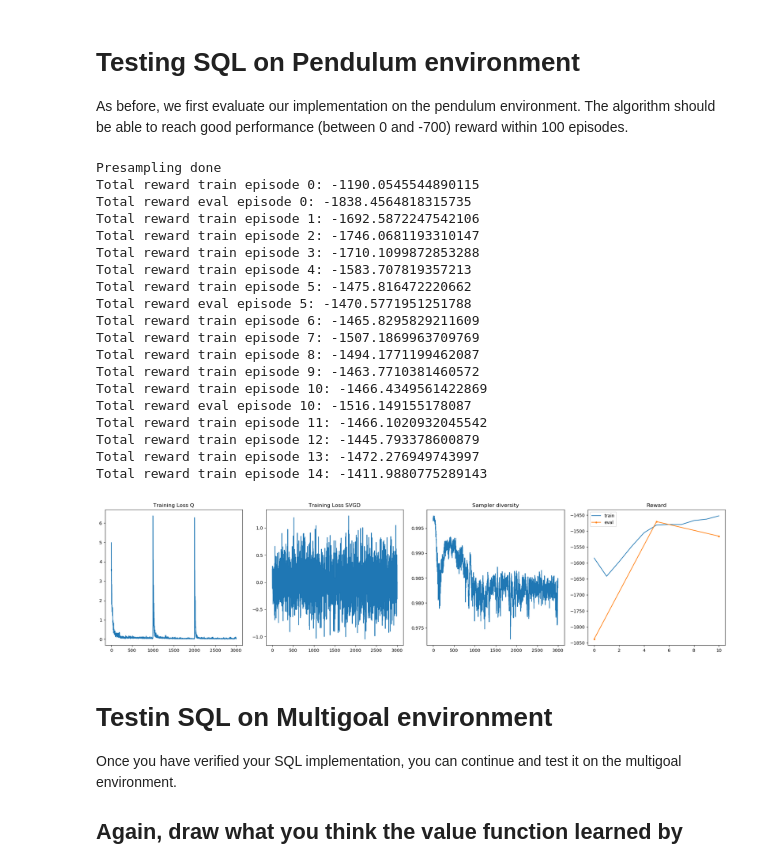
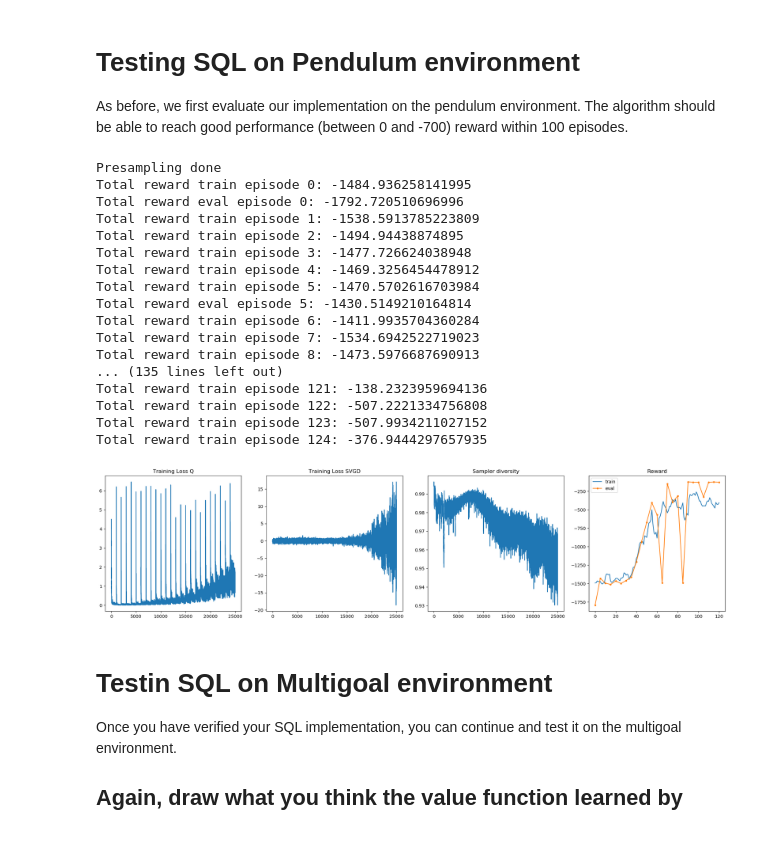
Before and after one commit to wmeijer221/wasp_rl_lab, a Jupyter notebook: Lab_programming.ipynb, the cells around one changed output. Saved outputs shown, nothing was run; the diff lists cells and outputs as text; code cells hidden in the pictures.

```diff
--- a/Lab_programming.ipynb
+++ b/Lab_programming.ipynb
@@ -842,28 +815,26 @@ def sql_algo(
 As before, we first evaluate our implementation on the pendulum environment. The algorithm should be able to reach good performance (between 0 and -700) reward within 100 episodes.
 # %%
 pendulum_env = gym.make("Pendulum-v1")
-sql_agent_pendulum = sql_algo(pendulum_env, reward_scale=10, n_particles=32, train_episodes=15)
+sql_agent_pendulum = sql_algo(pendulum_env, reward_scale=10, n_particles=32, train_episodes=125)
 # %% [output]
 Presampling done
-Total reward train episode 0: -1190.0545544890115
-Total reward eval episode 0: -1838.4564818315735
-Total reward train episode 1: -1692.5872247542106
-Total reward train episode 2: -1746.0681193310147
-Total reward train episode 3: -1710.1099872853288
-Total reward train episode 4: -1583.707819357213
-Total reward train episode 5: -1475.816472220662
-Total reward eval episode 5: -1470.5771951251788
-Total reward train episode 6: -1465.8295829211609
-Total reward train episode 7: -1507.1869963709769
-Total reward train episode 8: -1494.1771199462087
-Total reward train episode 9: -1463.7710381460572
-Total reward train episode 10: -1466.4349561422869
-Total reward eval episode 10: -1516.149155178087
-Total reward train episode 11: -1466.1020932045542
-Total reward train episode 12: -1445.793378600879
-Total reward train episode 13: -1472.276949743997
-Total reward train episode 14: -1411.9880775289143
+Total reward train episode 0: -1484.936258141995
+Total reward eval episode 0: -1792.720510696996
+Total reward train episode 1: -1538.5913785223809
+Total reward train episode 2: -1494.94438874895
+Total reward train episode 3: -1477.726624038948
+Total reward train episode 4: -1469.3256454478912
+Total reward train episode 5: -1470.5702616703984
+Total reward eval episode 5: -1430.5149210164814
+Total reward train episode 6: -1411.9935704360284
+Total reward train episode 7: -1534.6942522719023
+Total reward train episode 8: -1473.5976687690913
+... (135 lines left out)
+Total reward train episode 121: -138.2323959694136
+Total reward train episode 122: -507.2221334756808
+Total reward train episode 123: -507.9934211027152
+Total reward train episode 124: -376.9444297657935
-[figure, old version]
+[figure, new version]
 # %% [markdown]
 # Testin SQL on Multigoal environment
 Once you have verified your SQL implementation, you can continue and test it on the multigoal environment.
```
Also changed, not shown: parts of 13 cells of this notebook.
